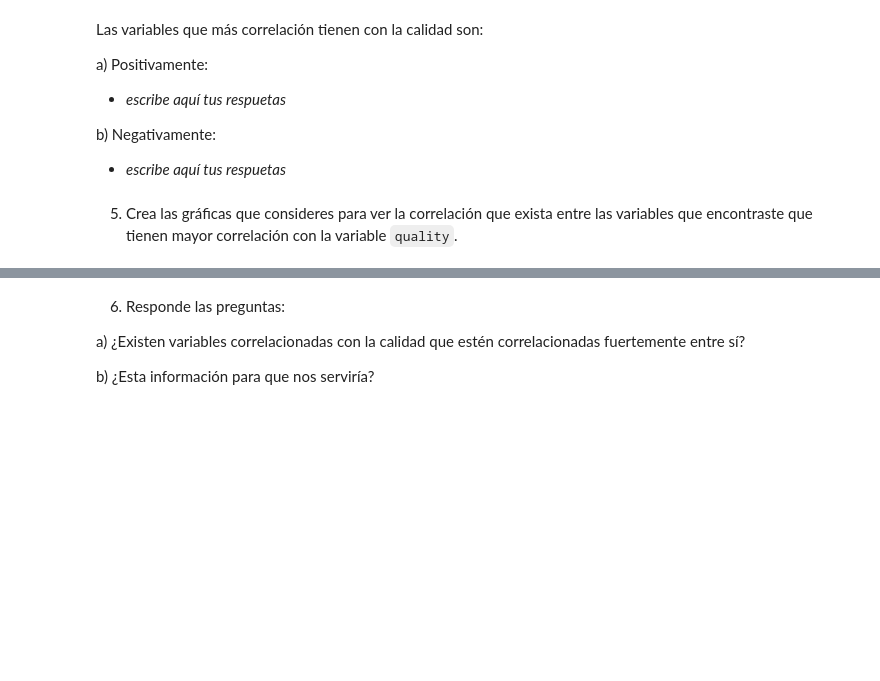
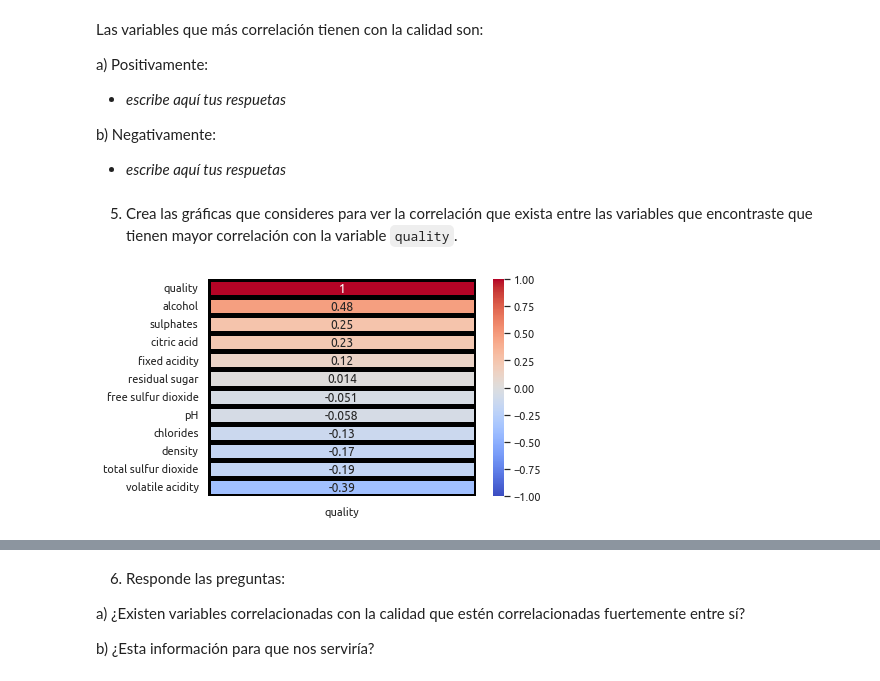
Before and after one commit to neimv/master_python, a Jupyter notebook: data/projects/Proyecto-Analisis-Exploratorio-de-Datos-Duplicate/eda-wines-template.ipynb, the cells around one changed output, grey strips where cells are left out. Drawn from its saved outputs; the diff is of its cells as text; code cells hidden in the pictures; blank space fills up the shorter version.

Commit message:
in graphs

```diff
--- a/data/projects/Proyecto-Analisis-Exploratorio-de-Datos-Duplicate/eda-wines-template.ipynb
+++ b/data/projects/Proyecto-Analisis-Exploratorio-de-Datos-Duplicate/eda-wines-template.ipynb
@@ -466,3 +466,11 @@ b) Negativamente:
 - *escribe aquí tus respuetas*
 # %% [markdown]
 5. Crea las gráficas que consideres para ver la correlación que exista entre las variables que encontraste que tienen mayor correlación con la variable `quality`.
+# %%
+sns.heatmap(
+    total_wine.corr()[['quality']].sort_values(by='quality', ascending=False),
+    annot=True, cmap='coolwarm', linewidths=5, linecolor='black', vmin=-1, vmax=1, cbar=True
+)
+plt.show()
+# %% [output]
+[figure, added]
```
Also changed, not shown: parts of 3 cells of this notebook.
